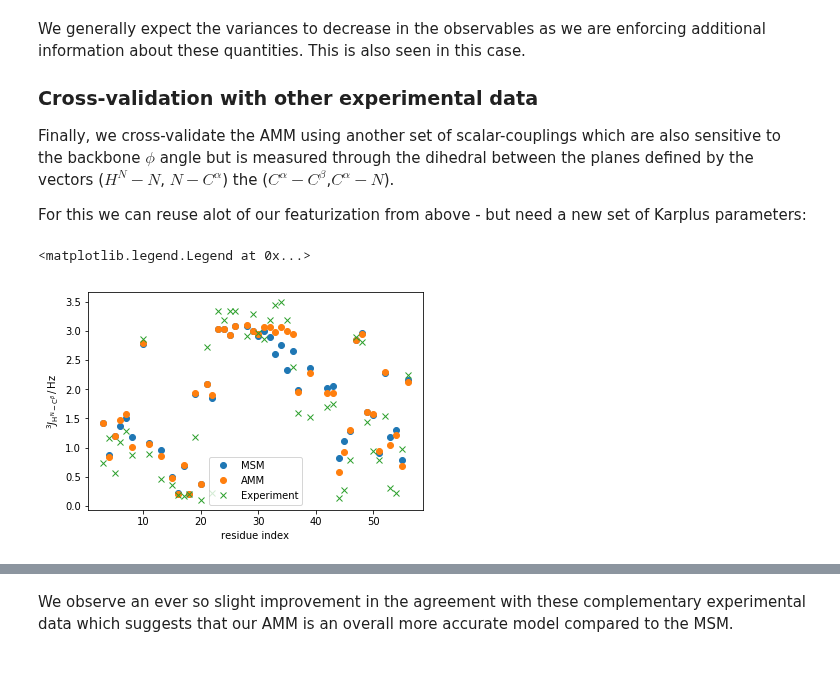
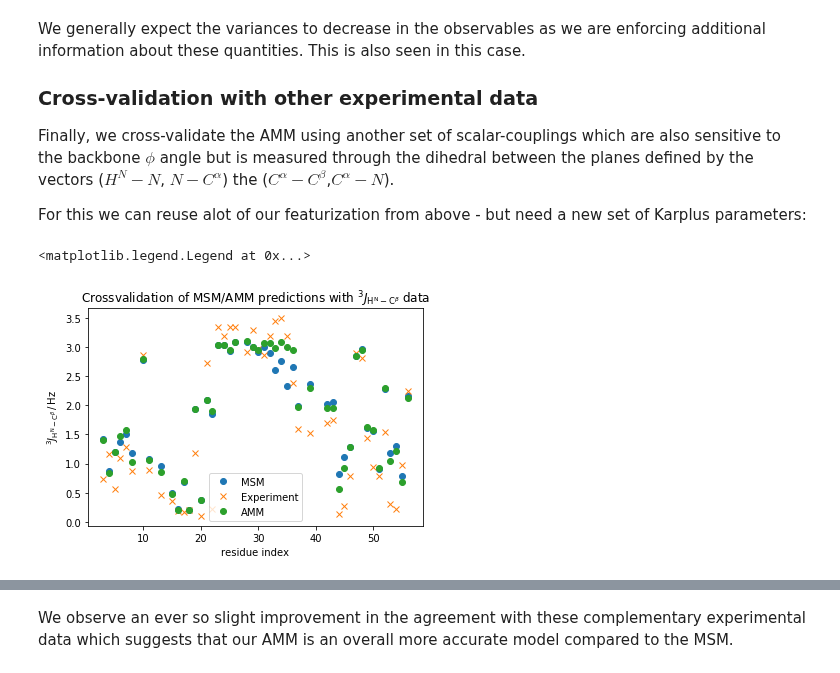
Before and after one commit to markovmodel/PyEMMA_IPython, a Jupyter notebook: methods/amm/augmented_markov_model_walkthrough.ipynb, the cells around one changed output, grey strips where cells are left out. Saved outputs shown, nothing was run; the diff lists cells and outputs as text; code cells hidden in the pictures.

```diff
--- a/methods/amm/augmented_markov_model_walkthrough.ipynb
+++ b/methods/amm/augmented_markov_model_walkthrough.ipynb
@@ -488,15 +503,17 @@ for i, s in enumerate(all_markov_states):
     _E[i, :] = JC_all[np.where(dta == s)].mean(axis = 0)
 # %%
 plt.plot(np.array(md_phi_rindex)[idx_md], M_gb3.stationary_distribution.dot(_E[:,idx_md]),'o',label='MSM')
+plt.plot(expljc2[idx_expl,0], expljc2[idx_expl,1],'x', label='Experiment')
 plt.plot(np.array(md_phi_rindex)[idx_md], amm_gb3.stationary_distribution.dot(_E[:,idx_md]),'o',label='AMM')
 
-plt.plot(expljc2[idx_expl,0], expljc2[idx_expl,1],'x', label='Experiment')
 plt.xlabel('residue index')
 plt.ylabel(r'$^3J_{\mathrm{H}^{\mathrm{N}}-\mathrm{C}^{\beta}}\, / \, \mathrm{Hz}$')
+plt.title(r'Crossvalidation of MSM/AMM predictions with $^3J_{\mathrm{H}^{\mathrm{N}}-\mathrm{C}^{\beta}}$ data')
+
 plt.legend()
 # %% [output]
 <matplotlib.legend.Legend at 0x...>
-[figure, old version]
+[figure, new version]
 # %%
 print("RMS MSM: {:.3f}".format(np.std(M_gb3.stationary_distribution.dot(_E[:,idx_md])-expljc2[idx_expl,1])))
 print("RMS AMM: {:.3f}".format(np.std(amm_gb3.stationary_distribution.dot(_E[:,idx_md])-expljc2[idx_expl,1])))
```
Also changed, not shown: parts of 28 cells of this notebook, 1 other file.
